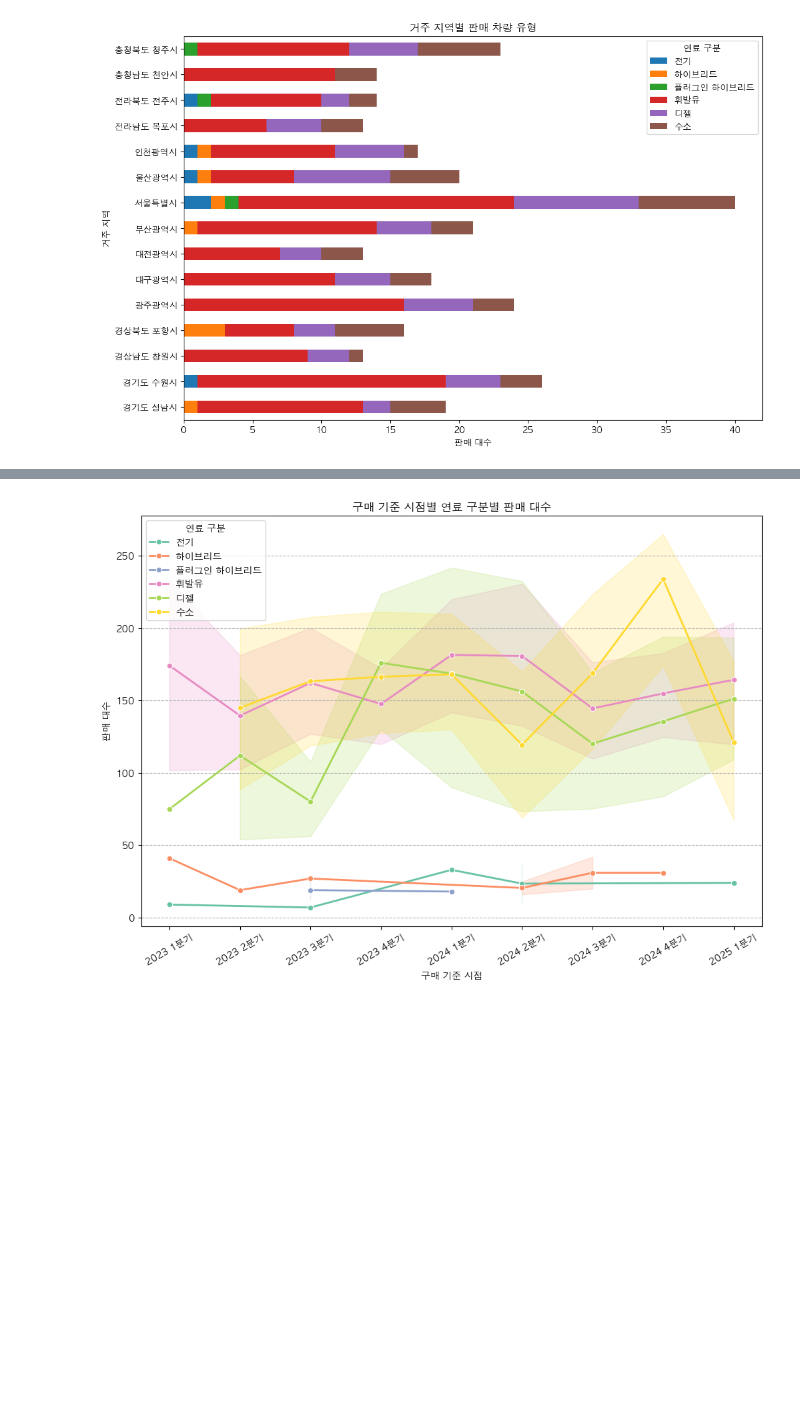
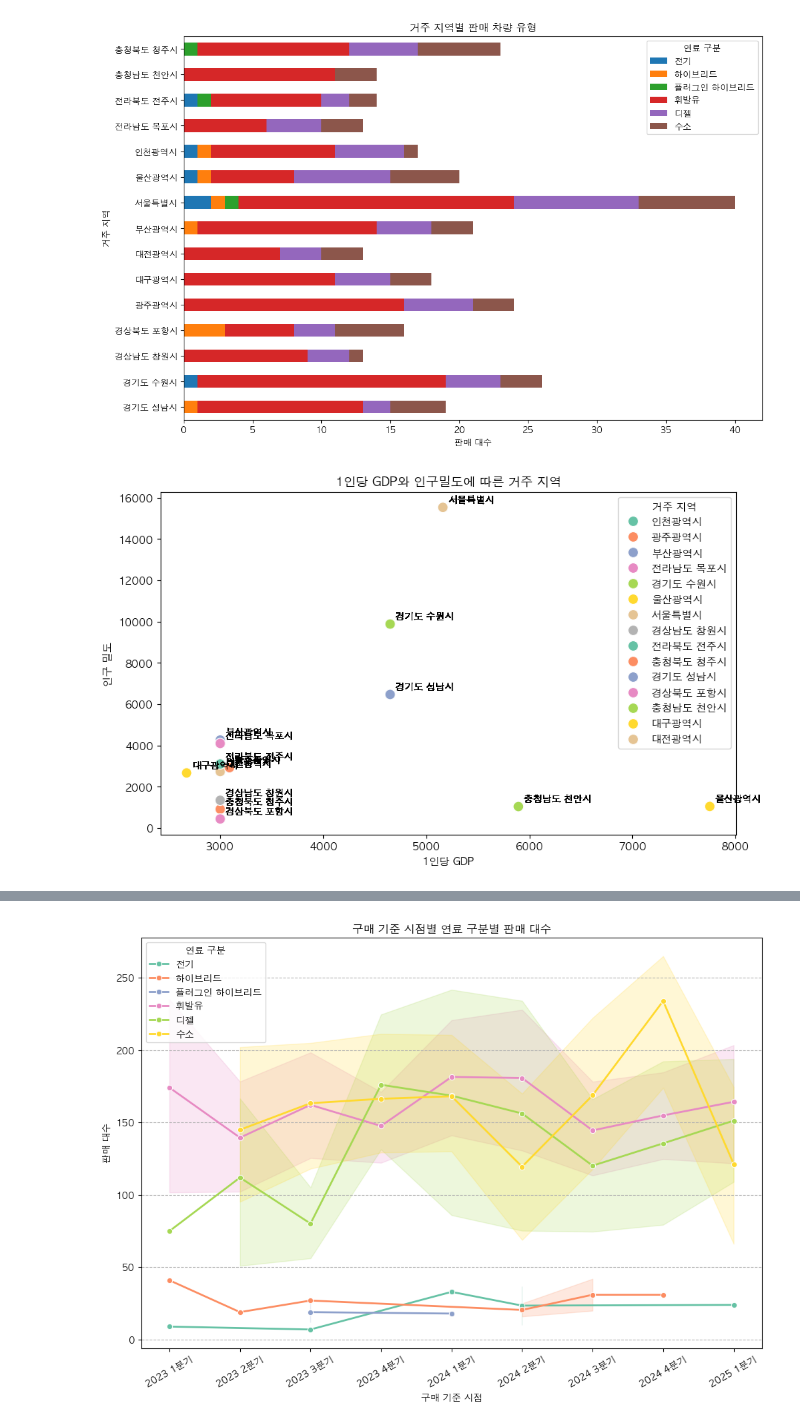
Before and after one commit to codekookiz/mini-project-1, a Jupyter notebook: data_analysis/분석.ipynb, the cells around one changed output, grey strips where cells are left out. Cells and saved outputs as stored; diff of their text form; code cells hidden in the pictures; blank space fills up the shorter version.

```diff
--- a/data_analysis/분석.ipynb
+++ b/data_analysis/분석.ipynb
@@ -83,3 +83,19 @@ plt.show()
 
 # 전기차 및 하이브리드 차량 구매 건수 : 전반적으로 높지 않음
 # 서울, 포항, 울산 등이 그나마 많은 편
+# %%
+# 스캐터 플롯 생성
+plt.figure(figsize=(10, 6))
+sb.scatterplot(data=df, x="1인당 GDP (만 원)", y="인구 밀도", hue="거주 지역", palette="Set2", s=100)
+
+# 각 점 옆에 해당 거주 지역 표시
+for i in range(len(df)):
+    plt.annotate(df["거주 지역"][i], (df["1인당 GDP (만 원)"][i], df["인구 밀도"][i]),
+                 textcoords="offset points", xytext=(5,5), ha='left', fontsize=9)
+
+plt.title("1인당 GDP와 인구밀도에 따른 거주 지역")
+plt.xlabel("1인당 GDP")
+plt.ylabel("인구 밀도")
+plt.show()
+# %% [output]
+[figure, added]
```
Also changed, not shown: parts of 18 cells of this notebook, 14 other files.
